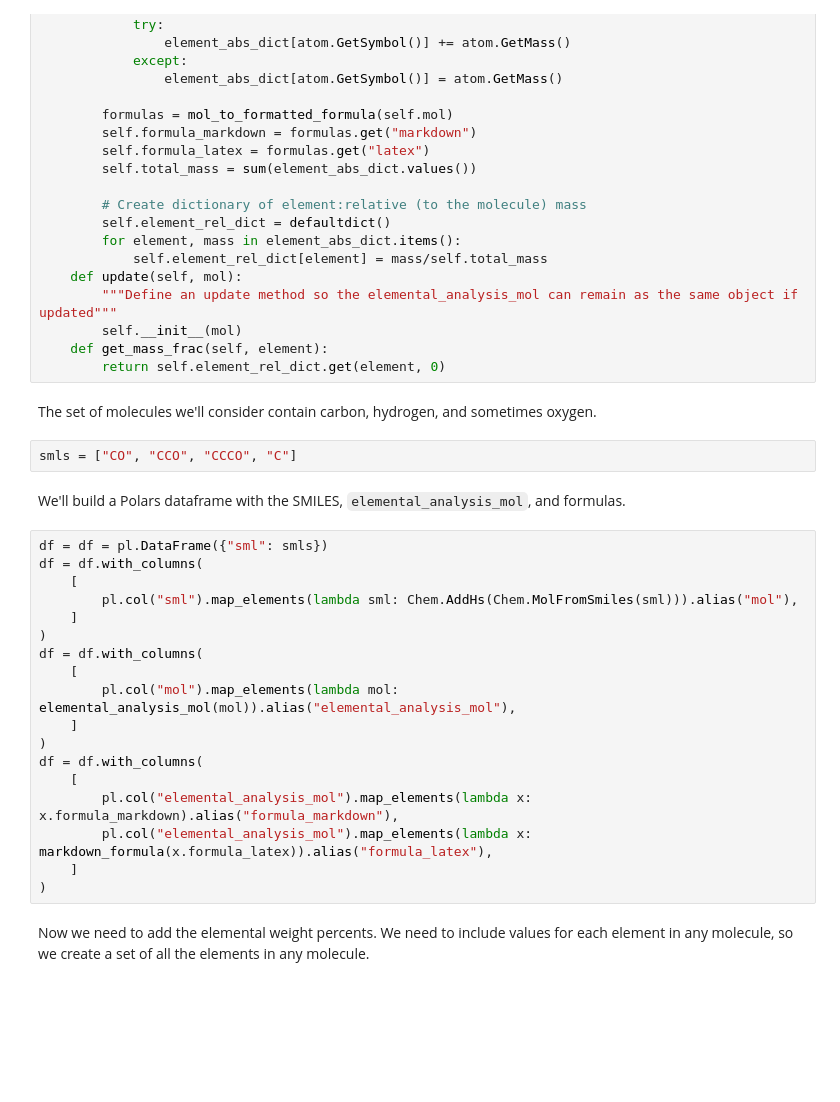
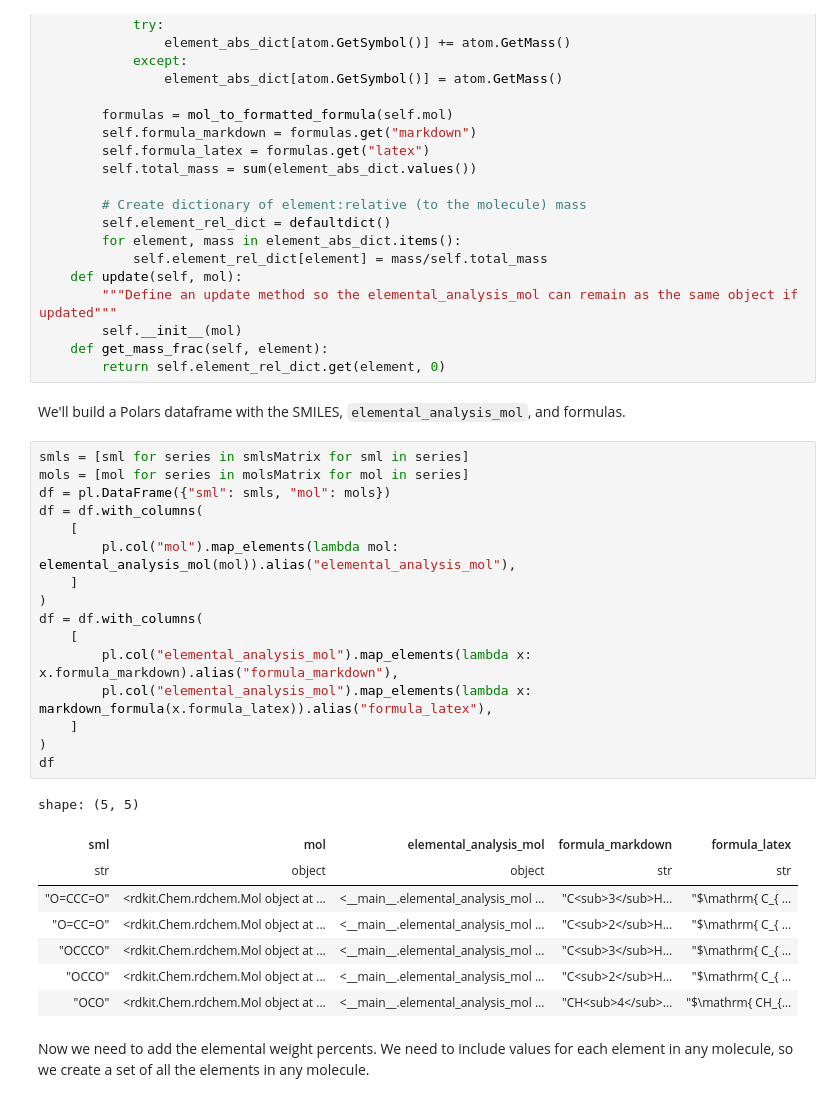
Before and after one commit to bertiewooster/bertiewooster.github.io, a Jupyter notebook: _notebooks/2023-10-28-Display-Molecular-Formulas.ipynb, the cells around one changed output. Saved outputs shown, nothing was run; the diff lists cells and outputs as text; blank space fills up the shorter version.

```diff
--- a/_notebooks/2023-10-28-Display-Molecular-Formulas.ipynb
+++ b/_notebooks/2023-10-28-Display-Molecular-Formulas.ipynb
@@ -237,30 +268,33 @@ class elemental_analysis_mol():
         self.__init__(mol)
     def get_mass_frac(self, element):
         return self.element_rel_dict.get(element, 0)
-# %% [markdown]
-The set of molecules we'll consider contain carbon, hydrogen, and sometimes oxygen.
-# %%
-smls = ["CO", "CCO", "CCCO", "C"]
 # %% [markdown]
 We'll build a Polars dataframe with the SMILES, `elemental_analysis_mol`, and formulas.
 # %%
-df = df = pl.DataFrame({"sml": smls})
-df = df.with_columns(
-    [
-        pl.col("sml").map_elements(lambda sml: Chem.AddHs(Chem.MolFromSmiles(sml))).alias("mol"),
-    ]
-)
+smls = [sml for series in smlsMatrix for sml in series]
+mols = [mol for series in molsMatrix for mol in series]
+df = pl.DataFrame({"sml": smls, "mol": mols})
 df = df.with_columns(
     [
         pl.col("mol").map_elements(lambda mol: elemental_analysis_mol(mol)).alias("elemental_analysis_mol"),
     ]
 )
 df = df.with_columns(
     [
         pl.col("elemental_analysis_mol").map_elements(lambda x: x.formula_markdown).alias("formula_markdown"),
         pl.col("elemental_analysis_mol").map_elements(lambda x: markdown_formula(x.formula_latex)).alias("formula_latex"),
     ]
 )
+df
+# %% [output]
+shape: (5, 5)
+| sml | mol | elemental_analysis_mol | formula_markdown | formula_latex |
+| str | object | object | str | str |
+| "O=CCC=O" | <rdkit.Chem.rdchem.Mol object at ... | <__main__.elemental_analysis_mol ... | "C<sub>3</sub>H… | "$\mathrm{ C_{ … |
+| "O=CC=O" | <rdkit.Chem.rdchem.Mol object at ... | <__main__.elemental_analysis_mol ... | "C<sub>2</sub>H… | "$\mathrm{ C_{ … |
+| "OCCCO" | <rdkit.Chem.rdchem.Mol object at ... | <__main__.elemental_analysis_mol ... | "C<sub>3</sub>H… | "$\mathrm{ C_{ … |
+| "OCCO" | <rdkit.Chem.rdchem.Mol object at ... | <__main__.elemental_analysis_mol ... | "C<sub>2</sub>H… | "$\mathrm{ C_{ … |
+| "OCO" | <rdkit.Chem.rdchem.Mol object at ... | <__main__.elemental_analysis_mol ... | "CH<sub>4</sub>… | "$\mathrm{ CH_{… |
 # %% [markdown]
 Now we need to add the elemental weight percents. We need to include values for each element in any molecule, so we create a set of all the elements in any molecule.
 # %%
```
Also changed, not shown: parts of 12 cells of this notebook.
